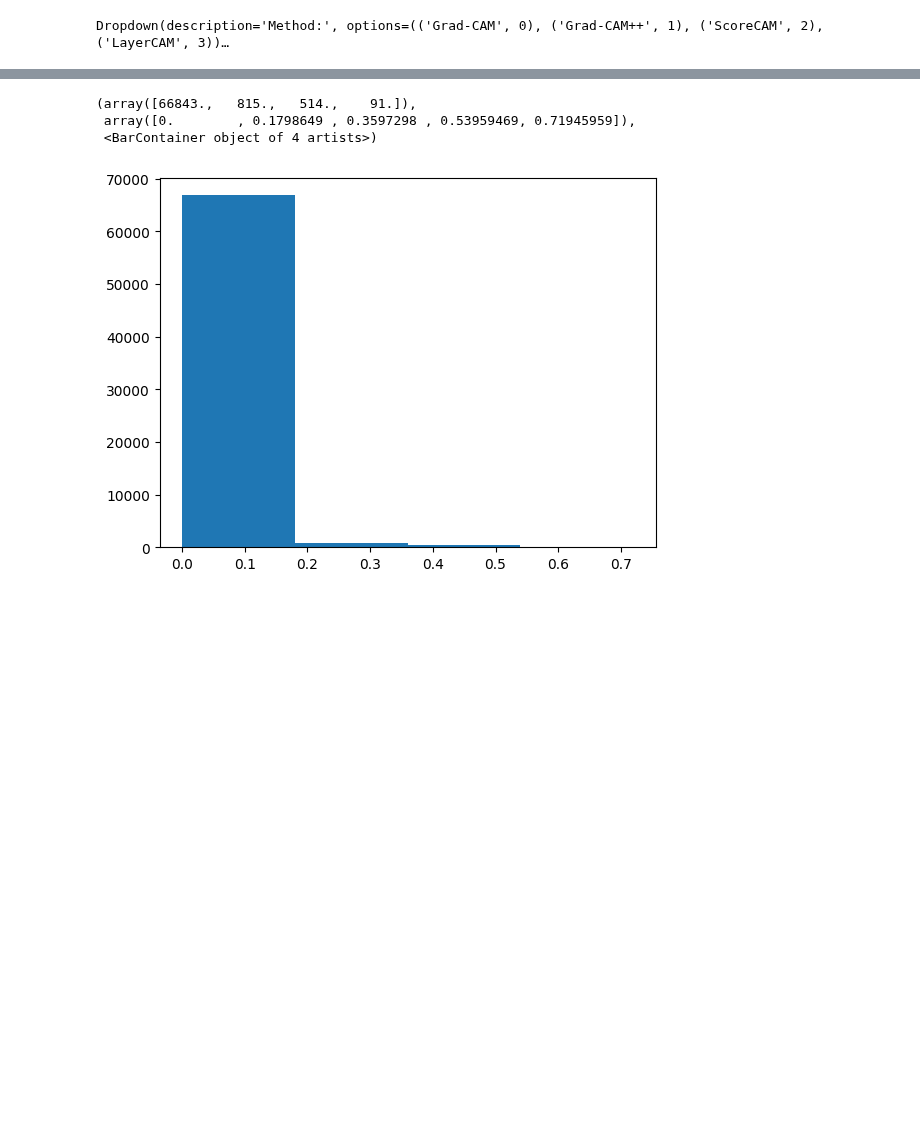
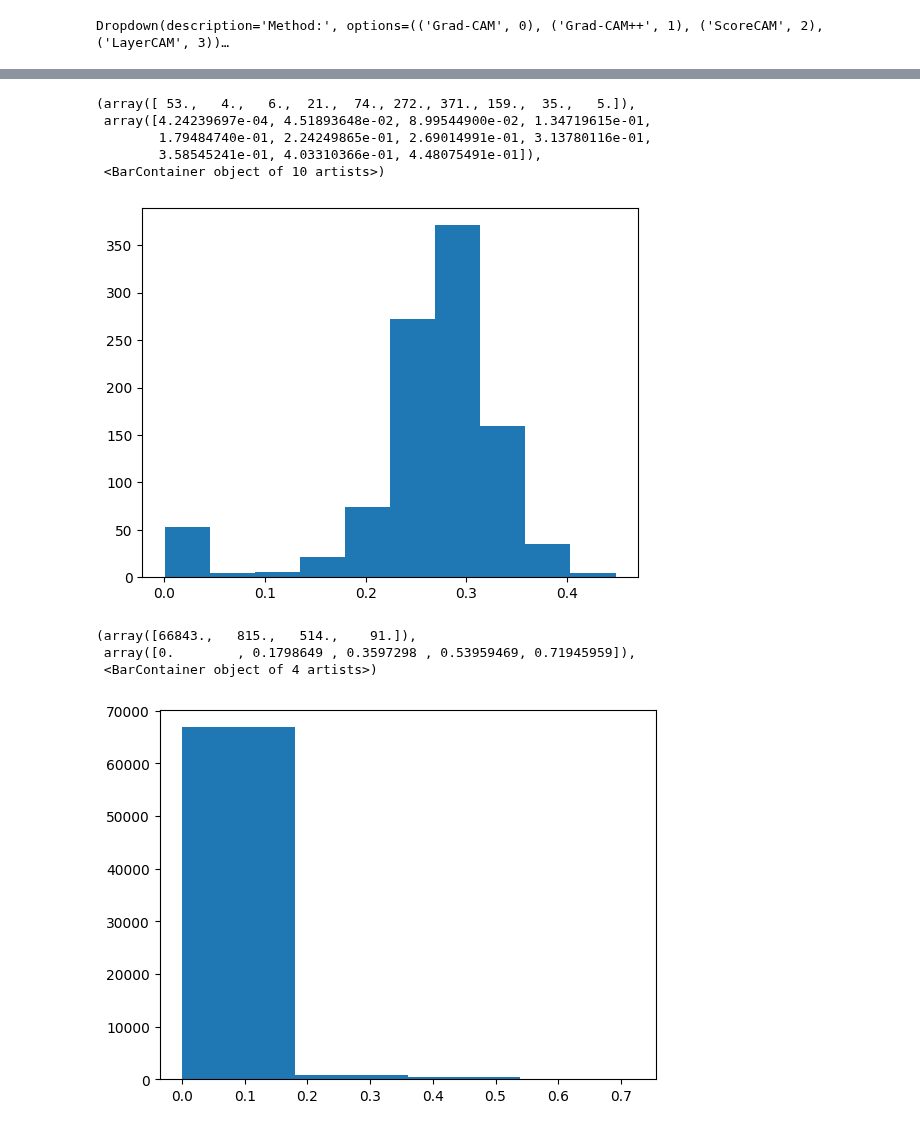
Before and after one commit to Kayzi0/ExplainBlobs, a Jupyter notebook: regression.ipynb, the cells around one changed output, grey strips where cells are left out. Cells and saved outputs as stored; diff of their text form; code cells hidden in the pictures; blank space fills up the shorter version.

Commit message:
implemented heatmap fraction

```diff
--- a/regression.ipynb
+++ b/regression.ipynb
@@ -166,20 +127,50 @@ num_blobs
 #plus get the highest score for every image
 scores = np.zeros(num_blobs)
 i = 0
-highscores = []
+best_regions = []
 for img in range(N):
-    img_highscore = 0
+    best_region_score = -1
+    best_region_idx = -1
+
     for region in np.unique(region_imgs[:,:,img]):
+
         if region != 0:
             x = np.copy(region_imgs[:,:,img])
             x[x != region] = 0
             x[x == region] = 1
             img_score = heatmaps[:,:,img] * x
             scores[i] = np.mean(img_score[img_score!=0])
-            if scores[i] > img_highscore:
-                img_highscore = scores[i]
+            if scores[i] > best_region_score:
+                best_region_score = scores[i]
+                best_region_idx = region
+
             i += 1
-    highscores.append(img_highscore)
+
+    best_regions.append(best_region_idx)
+
+best_regions = np.asarray(best_regions)
+# %%
+heatmap_fractions = []
+
+for i in range(best_regions.shape[0]):
+    x = np.copy(region_imgs[:,:,i])
+    x[x != best_regions[i]] = 0
+    x[x == best_regions[i]] = 1
+
+    heatmap_frac = np.sum(x*heatmaps[:,:,i])/np.sum(heatmaps[:,:,i])
+
+    heatmap_fractions.append(heatmap_frac)
+
+heatmap_fractions = np.asarray(heatmap_fractions)
+# %%
+plt.hist(heatmap_fractions)
+# %% [output]
+(array([ 53.,   4.,   6.,  21.,  74., 272., 371., 159.,  35.,   5.]),
+ array([4.24239697e-04, 4.51893648e-02, 8.99544900e-02, 1.34719615e-01,
+        1.79484740e-01, 2.24249865e-01, 2.69014991e-01, 3.13780116e-01,
+        3.58545241e-01, 4.03310366e-01, 4.48075491e-01]),
+ <BarContainer object of 10 artists>)
+[figure, added]
 # %%
 #as some regions do not have nonzero heatmap regions, taking the mean results in NaNs. This replaces all the NaNs by zero
 scores = np.nan_to_num(scores, nan=0)
```
Also changed, not shown: parts of 7 cells of this notebook.
